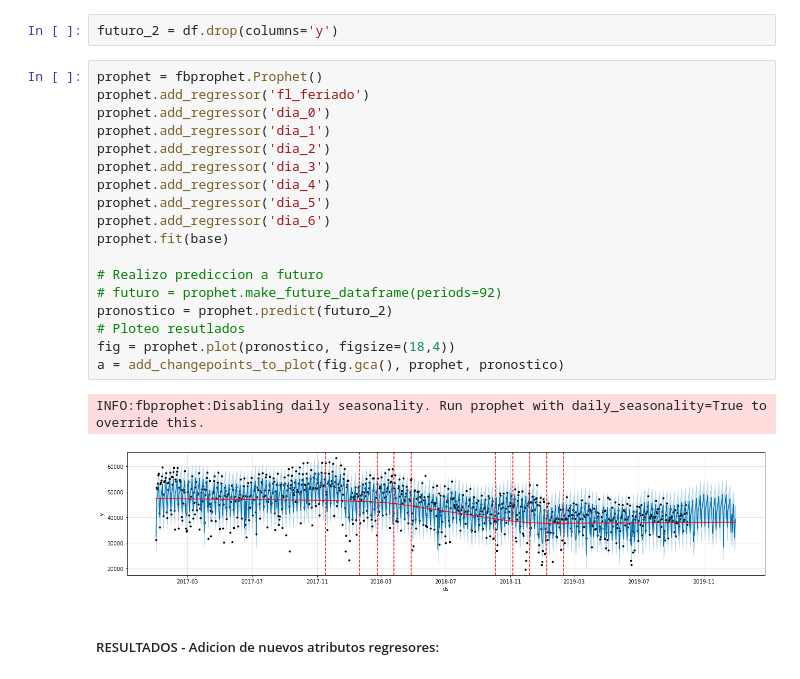
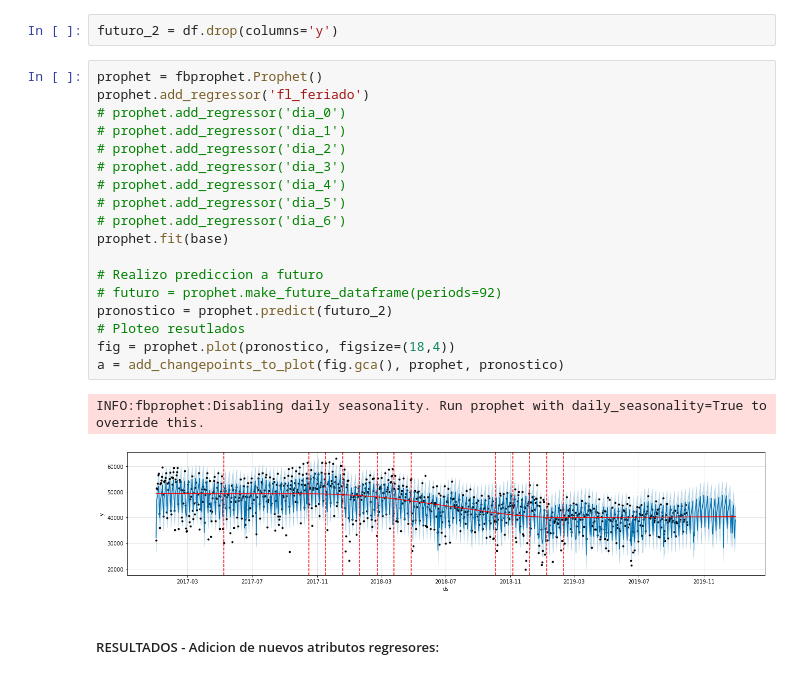
Before and after one commit to torres-federico-e/DS_acamica_time_series_4, a Jupyter notebook: Proyecto 4 - Mejoras - Series de Tiempo.ipynb, the cells around one changed output. Drawn from its saved outputs; the diff is of its cells as text.

```diff
--- a/Proyecto 4 - Mejoras - Series de Tiempo.ipynb
+++ b/Proyecto 4 - Mejoras - Series de Tiempo.ipynb
@@ -698,24 +684,24 @@ futuro_2 = df.drop(columns='y')
 # %%
 prophet = fbprophet.Prophet()
 prophet.add_regressor('fl_feriado')
-prophet.add_regressor('dia_0')
-prophet.add_regressor('dia_1')
-prophet.add_regressor('dia_2')
-prophet.add_regressor('dia_3')
-prophet.add_regressor('dia_4')
-prophet.add_regressor('dia_5')
-prophet.add_regressor('dia_6')
+# prophet.add_regressor('dia_0')
+# prophet.add_regressor('dia_1')
+# prophet.add_regressor('dia_2')
+# prophet.add_regressor('dia_3')
+# prophet.add_regressor('dia_4')
+# prophet.add_regressor('dia_5')
+# prophet.add_regressor('dia_6')
 prophet.fit(base)
 
 # Realizo prediccion a futuro
 # futuro = prophet.make_future_dataframe(periods=92)
 pronostico = prophet.predict(futuro_2)
 # Ploteo resutlados
 fig = prophet.plot(pronostico, figsize=(18,4))
 a = add_changepoints_to_plot(fig.gca(), prophet, pronostico)
 # %% [output]
 INFO:fbprophet:Disabling daily seasonality. Run prophet with daily_seasonality=True to override this.
-[figure, old version]
+[figure, new version]
 # %% [markdown]
 ##### RESULTADOS - Adicion de nuevos atributos regresores:
 # %%
```
Also changed, not shown: parts of 43 cells of this notebook.
